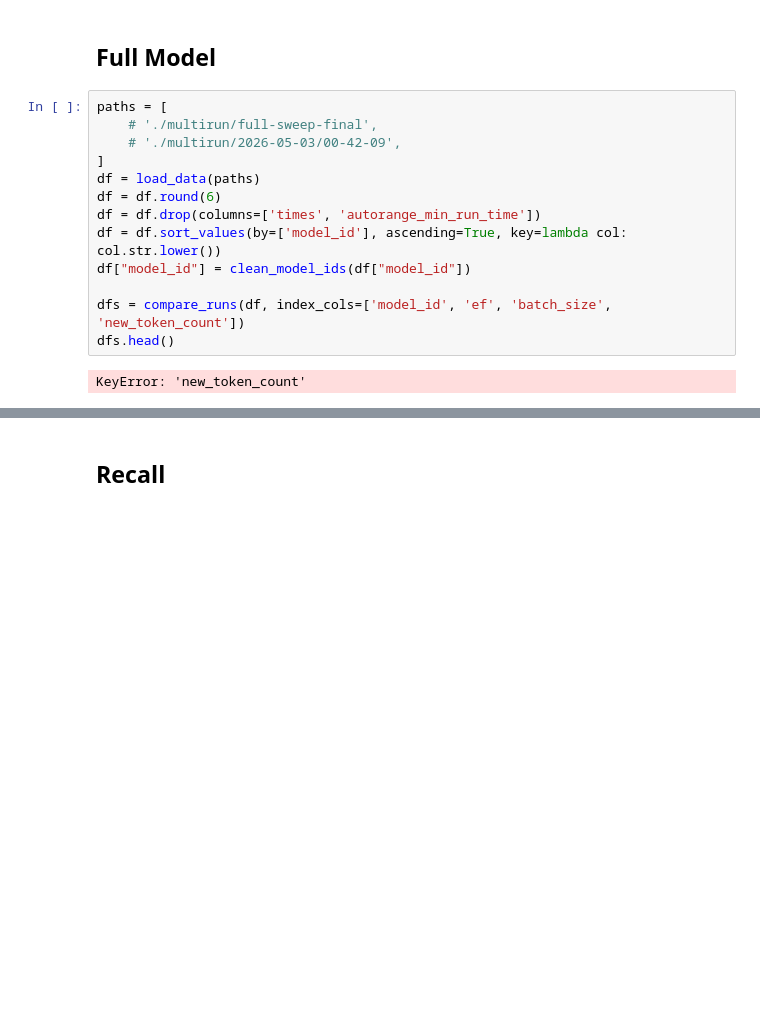
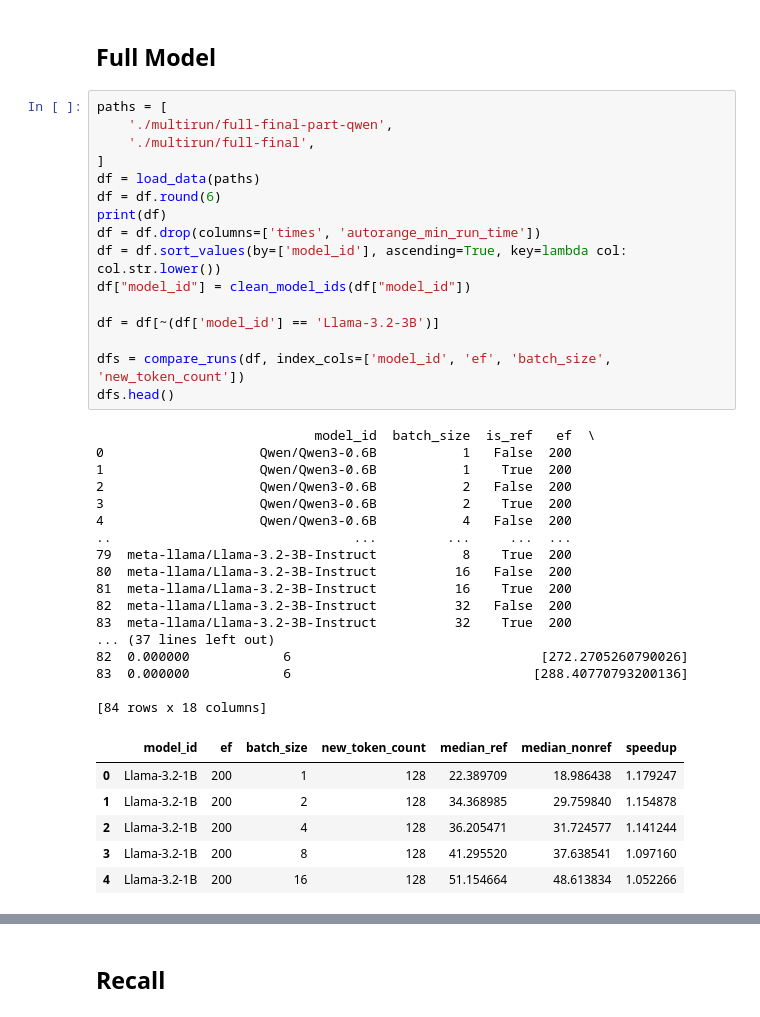
Before and after one commit to martinloretzzz/vector-index-embedding, a Jupyter notebook: benchmark/analyze.ipynb, the cells around one changed output, grey strips where cells are left out. Cells and saved outputs as stored; diff of their text form; blank space fills up the shorter version.

```diff
--- a/benchmark/analyze.ipynb
+++ b/benchmark/analyze.ipynb
@@ -139,16 +146,41 @@ EF 200
 ## Full Model
 # %%
 paths = [
-    # './multirun/full-sweep-final',
-    # './multirun/2026-05-03/00-42-09',
+    './multirun/full-final-part-qwen',
+    './multirun/full-final',
 ]
 df = load_data(paths)
 df = df.round(6)
+print(df)
 df = df.drop(columns=['times', 'autorange_min_run_time'])
 df = df.sort_values(by=['model_id'], ascending=True, key=lambda col: col.str.lower())
 df["model_id"] = clean_model_ids(df["model_id"])
 
+df = df[~(df['model_id'] == 'Llama-3.2-3B')]
+
 dfs = compare_runs(df, index_cols=['model_id', 'ef', 'batch_size', 'new_token_count'])
 dfs.head()
 # %% [output]
-KeyError: 'new_token_count'
+                            model_id  batch_size  is_ref   ef  \
+0                    Qwen/Qwen3-0.6B           1   False  200
+1                    Qwen/Qwen3-0.6B           1    True  200
+2                    Qwen/Qwen3-0.6B           2   False  200
+3                    Qwen/Qwen3-0.6B           2    True  200
+4                    Qwen/Qwen3-0.6B           4   False  200
+..                               ...         ...     ...  ...
+79  meta-llama/Llama-3.2-3B-Instruct           8    True  200
+80  meta-llama/Llama-3.2-3B-Instruct          16   False  200
+81  meta-llama/Llama-3.2-3B-Instruct          16    True  200
+82  meta-llama/Llama-3.2-3B-Instruct          32   False  200
+83  meta-llama/Llama-3.2-3B-Instruct          32    True  200
+... (37 lines left out)
+82  0.000000            6                                [272.2705260790026]
+83  0.000000            6                               [288.40770793200136]
+
+[84 rows x 18 columns]
+|  | model_id | ef | batch_size | new_token_count | median_ref | median_nonref | speedup |
+| 0 | Llama-3.2-1B | 200 | 1 | 128 | 22.389709 | 18.986438 | 1.179247 |
+| 1 | Llama-3.2-1B | 200 | 2 | 128 | 34.368985 | 29.759840 | 1.154878 |
+| 2 | Llama-3.2-1B | 200 | 4 | 128 | 36.205471 | 31.724577 | 1.141244 |
+| 3 | Llama-3.2-1B | 200 | 8 | 128 | 41.295520 | 37.638541 | 1.097160 |
+| 4 | Llama-3.2-1B | 200 | 16 | 128 | 51.154664 | 48.613834 | 1.052266 |
```
Also changed, not shown: parts of 6 cells of this notebook, 2 other files.
